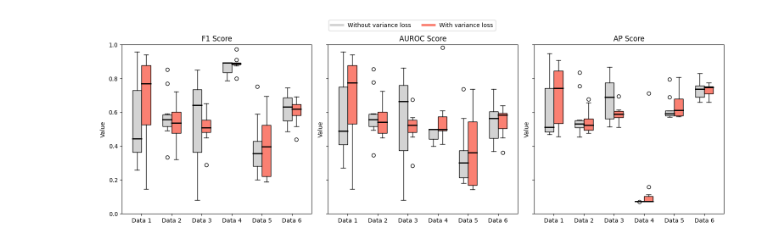
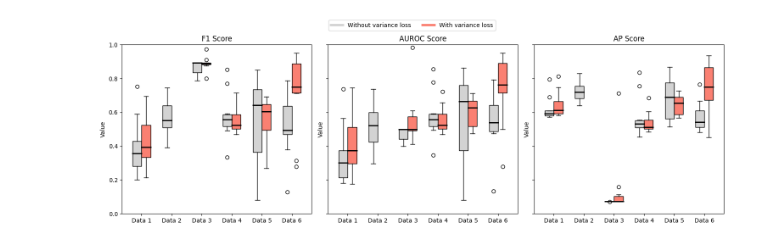
Before and after one commit to jonasburian/scDEAL, a Jupyter notebook: casestudy/variance.ipynb, the cells around one changed output. Drawn from its saved outputs; the diff is of its cells as text; code cells hidden in the pictures.

```diff
--- a/casestudy/variance.ipynb
+++ b/casestudy/variance.ipynb
@@ -5,7 +5,7 @@ from sklearn.metrics import f1_score, roc_auc_score, average_precision_score, cl
 import numpy as np
 import matplotlib.pyplot as plt
 # %%
-base = '../save/adata/'
+base = '../save/adata/GSE112274/'
 files = [f for f in os.listdir(base) if os.path.isfile(os.path.join(base, f))]
 
 print(files)
@@ -96,6 +72,6 @@ AP: 0.7445784984597481
 # %%
 base_dir = '../save/adata/'
-datasets = ["GSE110894", "GSE140440", "GSE149383", "GSE112274", "GSE117872_HN120", "GSE117872_HN137"]
+datasets = ["GSE117872_HN120", "GSE117872_HN137", "GSE112274", "GSE140440", "GSE149383", "GSE110894"]
 dataset_mapping = {dataset: f"Data {i + 1}" for i, dataset in enumerate(datasets)}
 
 metric_keys = ["F1", "AUROC", "AP"]
@@ -124,7 +100,7 @@ for dataset in datasets:
 
         if 'dropout_0.1' in filename or 'dropout_0.3' in filename:
             variance_type = "Without variance loss"
-        elif 'dropout_0.25' in filename:
+        elif ('dropout_0.25' in filename) or ('dropout_0.15' in filename):
             variance_type = "With variance loss"
         else:
             continue
@@ -133,31 +109,31 @@ for dataset in datasets:
         results[dataset_mapping[dataset]][variance_type]["AUROC"].append(auroc)
         results[dataset_mapping[dataset]][variance_type]["AP"].append(ap)
 
 fig, axs = plt.subplots(1, 3, figsize=(15, 5), sharey=True)
 
 metrics = ["F1", "AUROC", "AP"]
 medianprops = dict(color='black', linewidth=2)
 
 for i, (ax, metric) in enumerate(zip(axs, metrics)):
     data_without_transfer = [results[dataset][variance_types[0]][metric] for dataset in dataset_mapping.values()]
     data_with_transfer = [results[dataset][variance_types[1]][metric] for dataset in dataset_mapping.values()]
 
     ax.boxplot(data_without_transfer, positions=np.arange(len(datasets)) - 0.15, widths=0.3, patch_artist=True,
                boxprops=dict(facecolor='lightgray'), medianprops=medianprops, labels=dataset_mapping.values())
     ax.boxplot(data_with_transfer, positions=np.arange(len(datasets)) + 0.15, widths=0.3, patch_artist=True,
                boxprops=dict(facecolor='salmon'), medianprops=medianprops, labels=dataset_mapping.values())
 
     ax.set_title(f'{metric} Score')
     ax.set_xticks(np.arange(len(datasets)))
     ax.set_xticklabels(dataset_mapping.values())
     ax.set_ylim([0, 1])
     ax.set_ylabel('Value')
 
 handles = [plt.Line2D([0], [0], color='lightgray', lw=4, label='Without variance loss'),
            plt.Line2D([0], [0], color='salmon', lw=4, label='With variance loss')]
 fig.legend(handles=handles, loc='upper center', ncol=2)
 
 plt.tight_layout(rect=[0, 0, 1, 0.95])
 plt.show()
 # %% [output]
-[figure, old version]
+[figure, new version]
```
Also changed, not shown: parts of 5 cells of this notebook.
